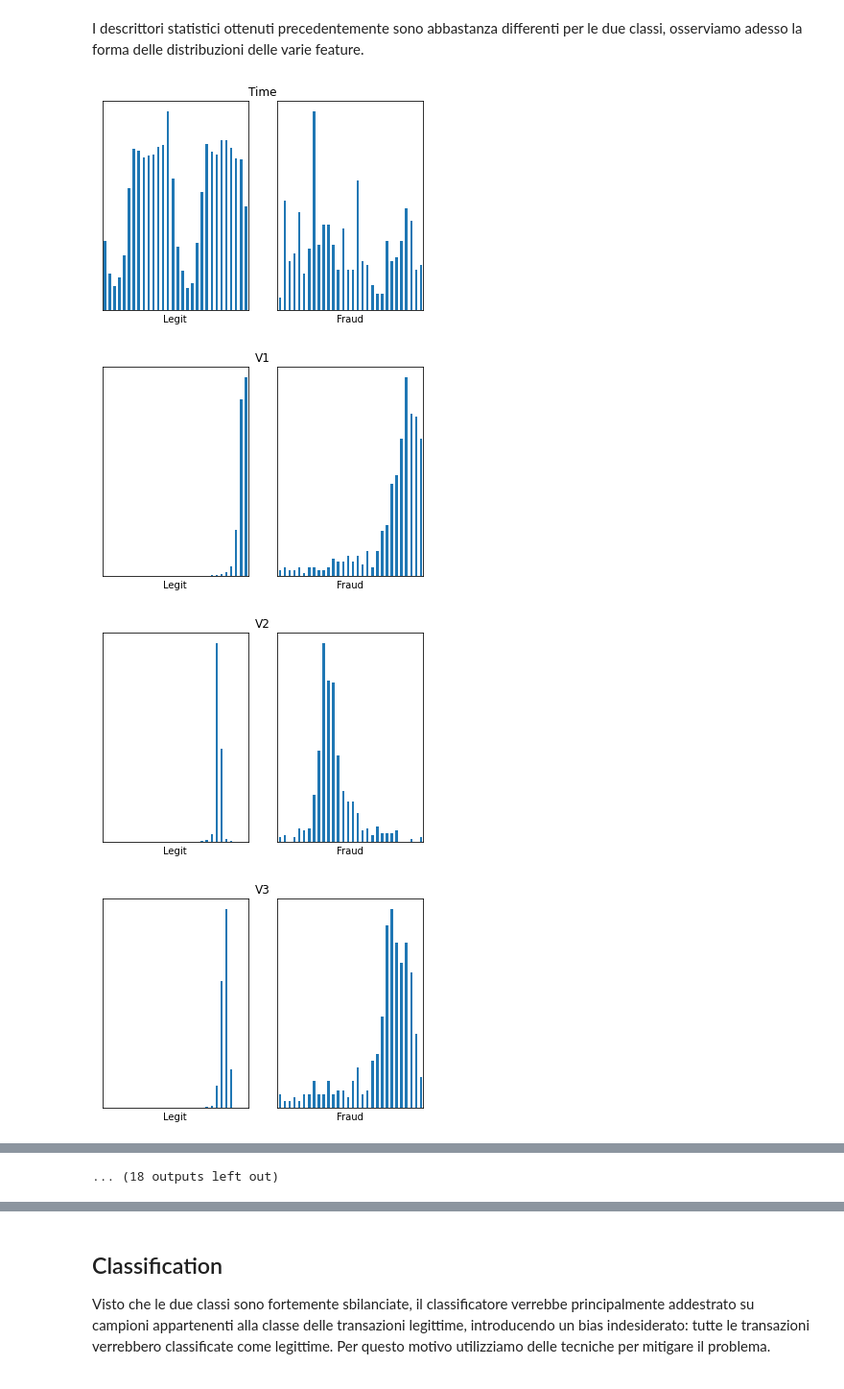
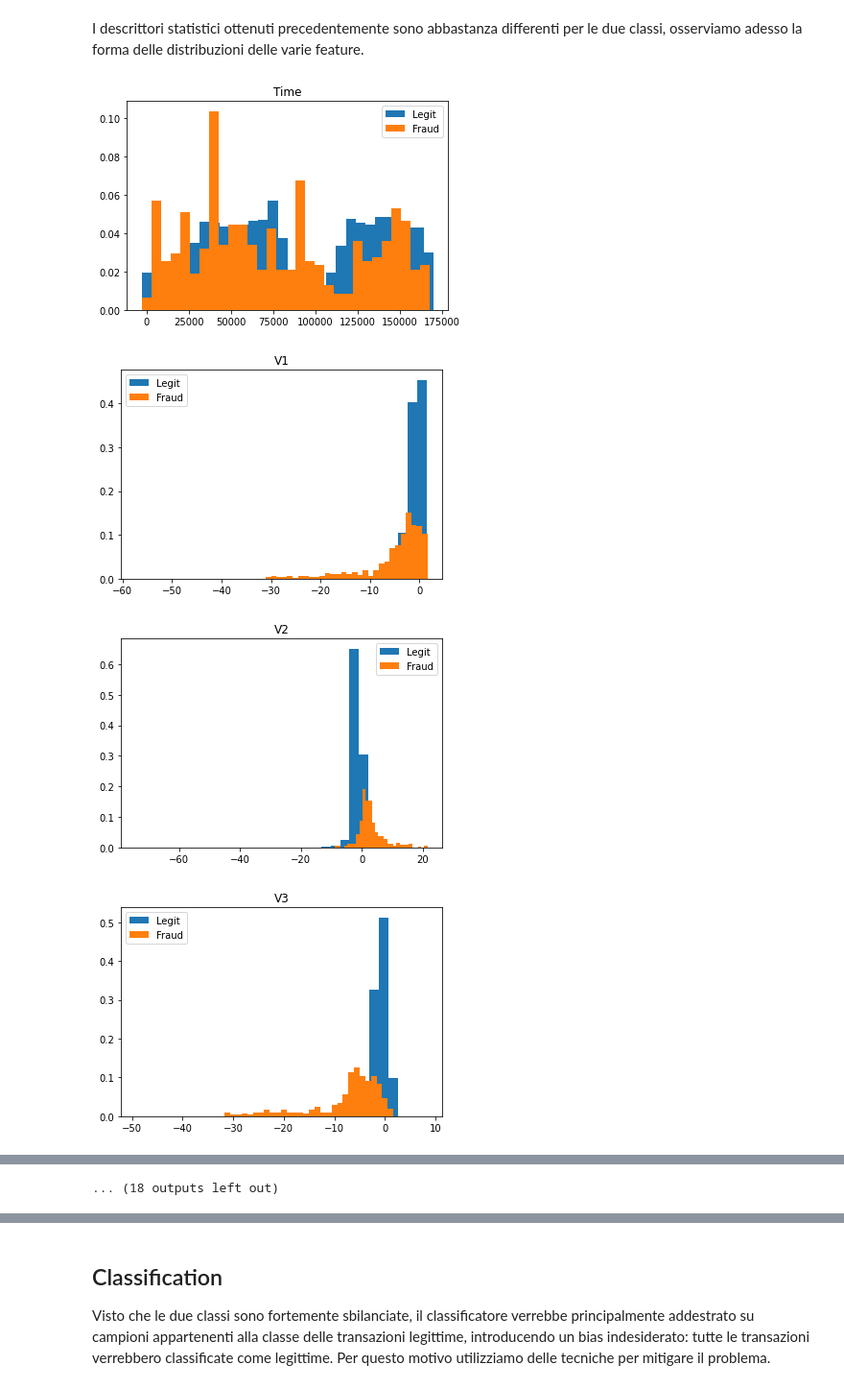
Before and after one commit to Andrea-Augello/Credit-Card-Fraud-Detection, a Jupyter notebook: CardFraud.ipynb, the cells around one changed output, grey strips where cells are left out. Shown: that part at 96% size. Saved outputs shown, nothing was run; the diff lists cells and outputs as text; code cells hidden in the pictures.

```diff
--- a/CardFraud.ipynb
+++ b/CardFraud.ipynb
@@ -225,7 +212,7 @@ records = spark.read.format('csv')\
     .option('mode','DROPMALFORMED')\
     .option('mode','PERMISSIVE')\
     .schema(creditcard_schema)\
-    .load(filepath)
+    .load(filepath).dropDuplicates()
 
 #records.printSchema()
 #records.show()
@@ -258,7 +245,7 @@ Essendoci soltanto una riga con tempo nullo possiamo utilizzare la trasformazion
 records = records.withColumn("Time",
                              when(records["Time"].isNull(),
                                   100000) \
-                             .otherwise(records["Time"])).dropDuplicates()
+                             .otherwise(records["Time"]))
 
 display(records.describe().toPandas())
 # %% [output]
@@ -316,26 +309,20 @@ import seaborn as sn
 
 %matplotlib inline
 # %%
-#if False:
 for col in fraud.columns[0:-1]:
+  hist_f = fraud.select(col).rdd.flatMap(lambda x: x).histogram(30)
   hist_l = legit.select(col).rdd.flatMap(lambda x: x).histogram(30)
-  hist_f = fraud.select(col).rdd.flatMap(lambda x: x).histogram(30)
-
   # Loading the Computed Histogram into a Pandas Dataframe for plotting
   fig = plt.figure()
   plt.title(col)
-  plt.axis(False)
-  ax_l = fig.add_subplot(1,2,1)
-  ax_f = fig.add_subplot(1,2,2)
-  pd.DataFrame( list(zip(*hist_l)),columns=['bin', 'frequency'] ) \
-    .set_index('bin') \
-    .plot(kind='bar', xlabel="Legit",ax=ax_l, xticks=[],yticks=[],legend=False)
-  pd.DataFrame( list(zip(*hist_f)),columns=['bin', 'frequency']  ) \
-    .set_index( 'bin' ) \
-    .plot(kind='bar', xlabel="Fraud",ax=ax_f, xticks=[],yticks=[],legend=False);
+  plt.axis(True)
+  plt.bar(hist_l[0][0:-1],hist_l[1]/np.sum(hist_l[1]), width=np.diff(hist_l[0]))
+  plt.bar(hist_f[0][0:-1],hist_f[1]/np.sum(hist_f[1]), width=np.diff(hist_f[0]))
+  plt.legend(["Legit","Fraud"])
+
   plt.show()
 # %% [output]
-[figure, old version]
+[figure, new version]
-[figure, old version]
+[figure, new version]
-[figure, old version]
+[figure, new version]
-[figure, old version]
+[figure, new version]
```
Also changed, not shown: parts of 61 cells of this notebook.
